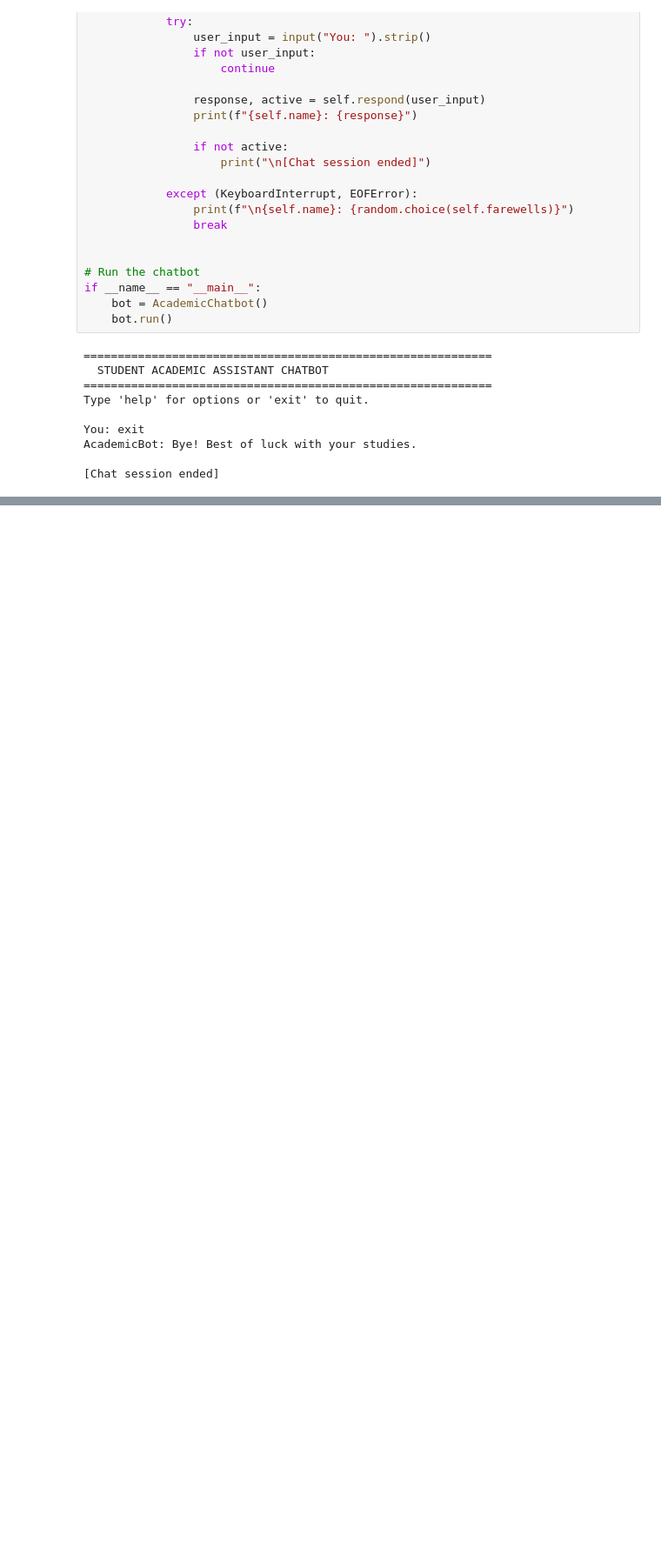
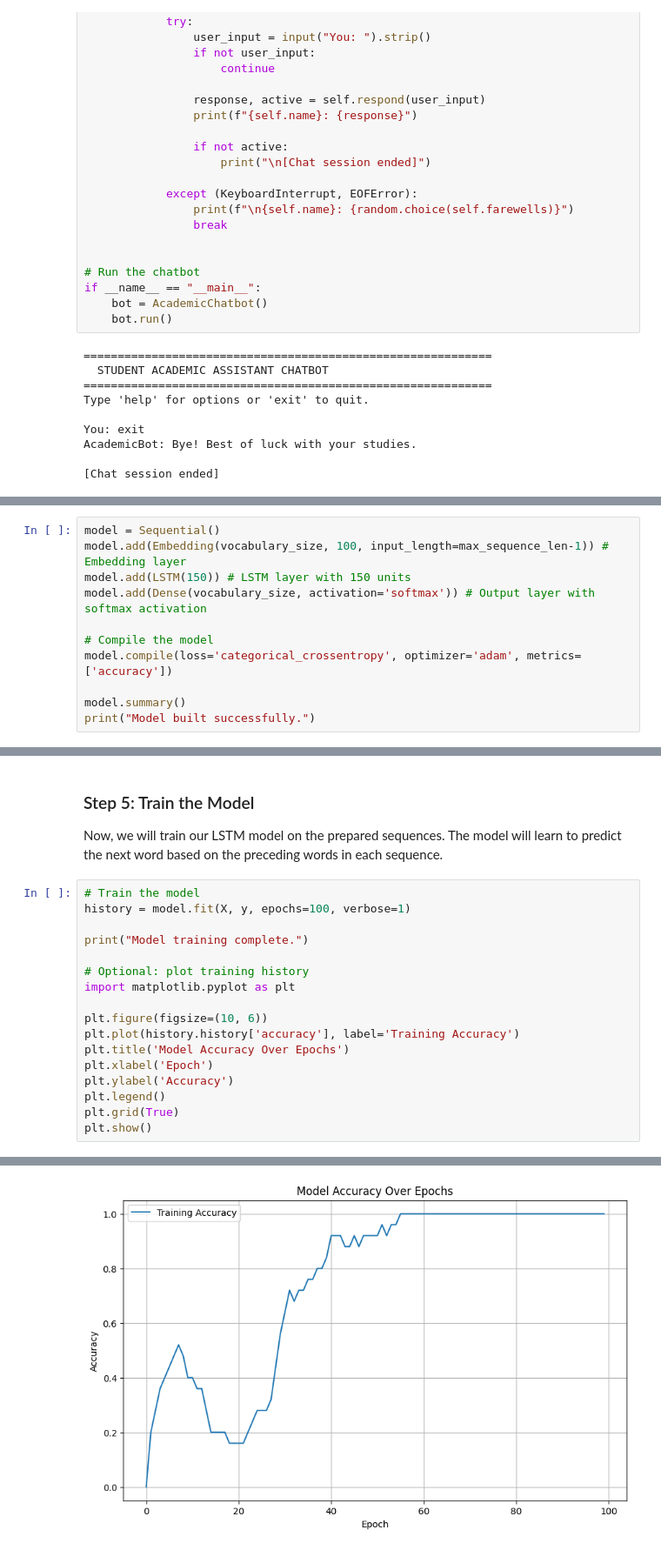
Before and after one commit to saidabdulmalik735-source/BIT4133-NLP, a Jupyter notebook: NLP,_Text.ipynb, the cells around one changed output, grey strips where cells are left out. Shown at 87% size. Saved outputs shown, nothing was run; the diff lists cells and outputs as text; blank space fills up the shorter version.

```diff
--- a/NLP,_Text.ipynb
+++ b/NLP,_Text.ipynb
@@ -875,0 +1477,11 @@ AcademicBot: Bye! Best of luck with your studies.
+# %%
+model = Sequential()
+model.add(Embedding(vocabulary_size, 100, input_length=max_sequence_len-1)) # Embedding layer
+model.add(LSTM(150)) # LSTM layer with 150 units
+model.add(Dense(vocabulary_size, activation='softmax')) # Output layer with softmax activation
+
+# Compile the model
+model.compile(loss='categorical_crossentropy', optimizer='adam', metrics=['accuracy'])
+
+model.summary()
+print("Model built successfully.")
@@ -875,0 +1503,22 @@ AcademicBot: Bye! Best of luck with your studies.
+# %% [markdown]
+### Step 5: Train the Model
+
+Now, we will train our LSTM model on the prepared sequences. The model will learn to predict the next word based on the preceding words in each sequence.
+# %%
+# Train the model
+history = model.fit(X, y, epochs=100, verbose=1)
+
+print("Model training complete.")
+
+# Optional: plot training history
+import matplotlib.pyplot as plt
+
+plt.figure(figsize=(10, 6))
+plt.plot(history.history['accuracy'], label='Training Accuracy')
+plt.title('Model Accuracy Over Epochs')
+plt.xlabel('Epoch')
+plt.ylabel('Accuracy')
+plt.legend()
+plt.grid(True)
+plt.show()
+# %% [output]
@@ -875,0 +1542 @@ AcademicBot: Bye! Best of luck with your studies.
+[figure, added]
```
Also changed, not shown: parts of 40 cells of this notebook.
